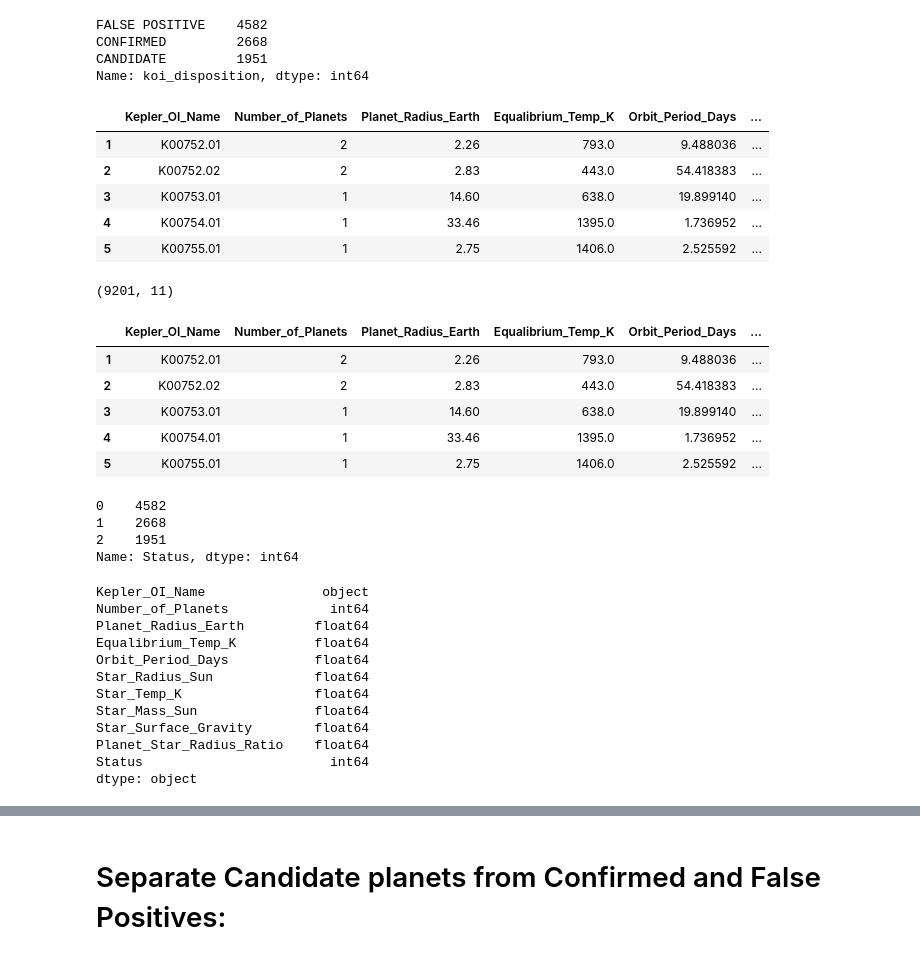
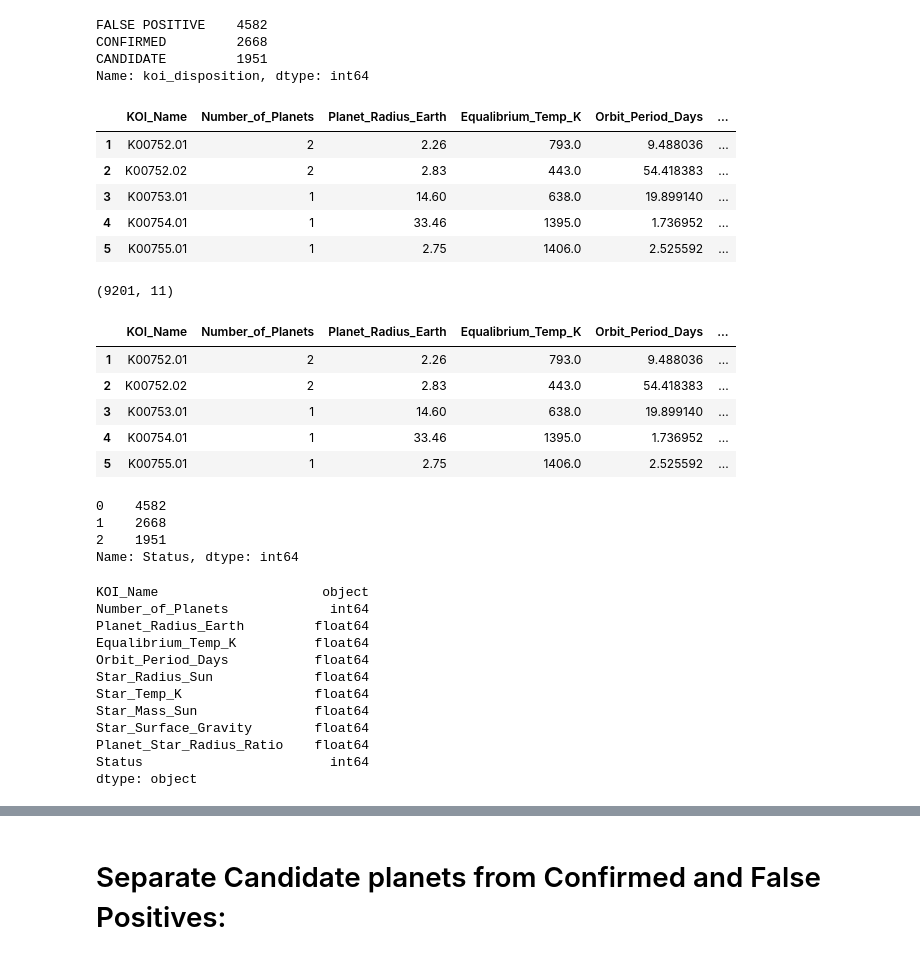
Before and after one commit to psidhu42/Group-3-NASA-Exoplanets, a Jupyter notebook: project-code-files/kepler-data-model.ipynb, the cells around one changed output, grey strips where cells are left out. Cells and saved outputs as stored; diff of their text form; code cells hidden in the pictures.

```diff
--- a/project-code-files/kepler-data-model.ipynb
+++ b/project-code-files/kepler-data-model.ipynb
@@ -86,16 +86,16 @@ Name: koi_disposition, dtype: int64
 # %%
 # Change column names for ETL:
 
-clean_exoplanet_df.columns = ['Kepler_OI_Name', 'Number_of_Planets', 'Planet_Radius_Earth',
+clean_exoplanet_df.columns = ['KOI_Name', 'Number_of_Planets', 'Planet_Radius_Earth',
                               'Equalibrium_Temp_K', 'Orbit_Period_Days','Star_Radius_Sun',
                               'Star_Temp_K', 'Star_Mass_Sun', 'Star_Surface_Gravity', 'Planet_Star_Radius_Ratio', 'Status']
 
 # Stellar Surface Gravity (log10(cm s-2)
 # The base-10 logarithm of the acceleration due to gravity at the surface of the star.
 
 clean_exoplanet_df.head()
 # %% [output]
-|  | Kepler_OI_Name | Number_of_Planets | Planet_Radius_Earth | Equalibrium_Temp_K | Orbit_Period_Days | ... |
+|  | KOI_Name | Number_of_Planets | Planet_Radius_Earth | Equalibrium_Temp_K | Orbit_Period_Days | ... |
 | 1 | K00752.01 | 2 | 2.26 | 793.0 | 9.488036 | ... |
 | 2 | K00752.02 | 2 | 2.83 | 443.0 | 54.418383 | ... |
 | 3 | K00753.01 | 1 | 14.60 | 638.0 | 19.899140 | ... |
@@ -108,7 +108,7 @@ print(nm_value_df.shape)
 nm_value_df.head()
 # %% [output]
 (9201, 11)
-|  | Kepler_OI_Name | Number_of_Planets | Planet_Radius_Earth | Equalibrium_Temp_K | Orbit_Period_Days | ... |
+|  | KOI_Name | Number_of_Planets | Planet_Radius_Earth | Equalibrium_Temp_K | Orbit_Period_Days | ... |
 | 1 | K00752.01 | 2 | 2.26 | 793.0 | 9.488036 | ... |
 | 2 | K00752.02 | 2 | 2.83 | 443.0 | 54.418383 | ... |
 | 3 | K00753.01 | 1 | 14.60 | 638.0 | 19.899140 | ... |
@@ -126,7 +126,7 @@ Name: Status, dtype: int64
 # Check data types in columns:
 nm_value_df.dtypes
 # %% [output]
-Kepler_OI_Name               object
+KOI_Name                     object
 Number_of_Planets             int64
 Planet_Radius_Earth         float64
 Equalibrium_Temp_K          float64
```
Also changed, not shown: parts of 29 cells of this notebook, 4 other files.
